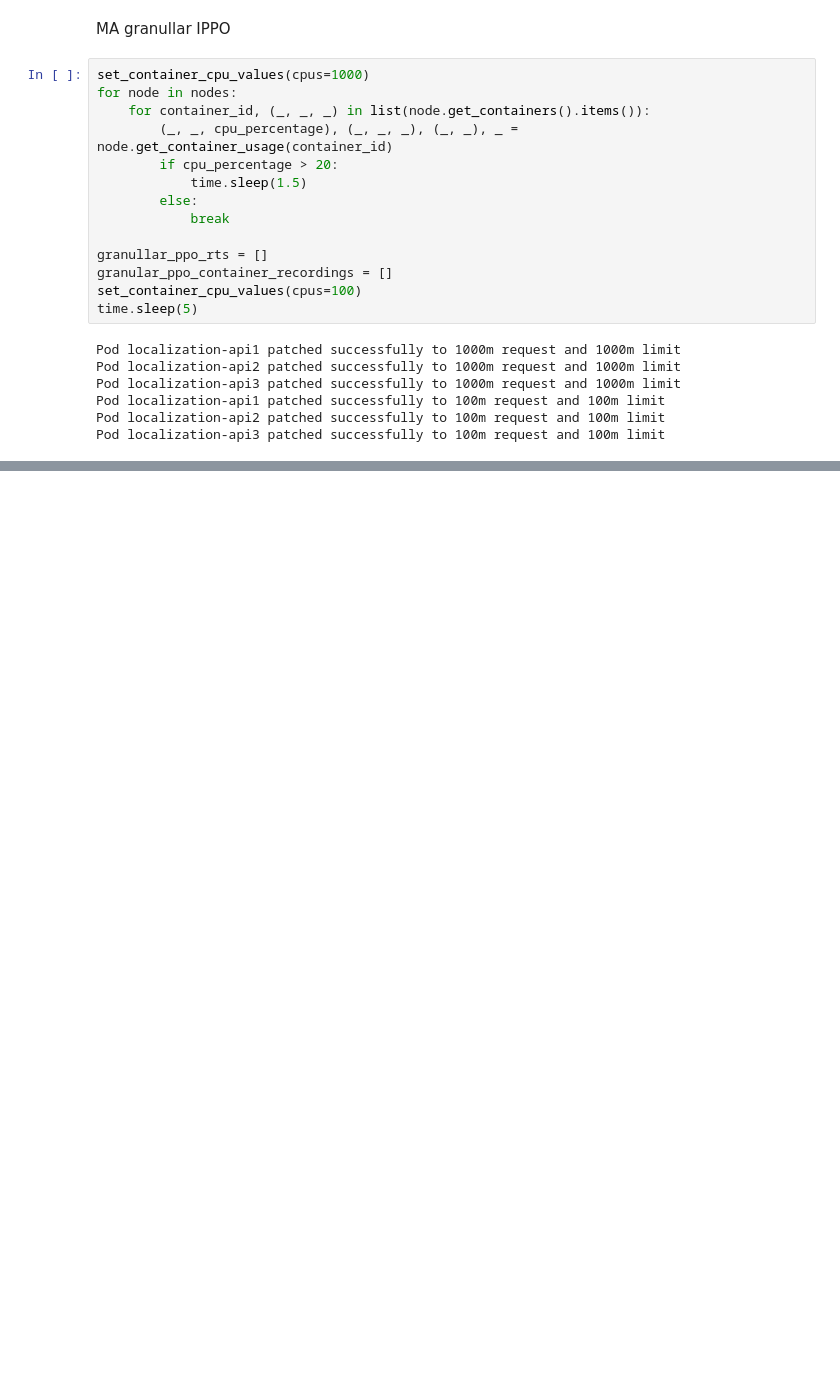
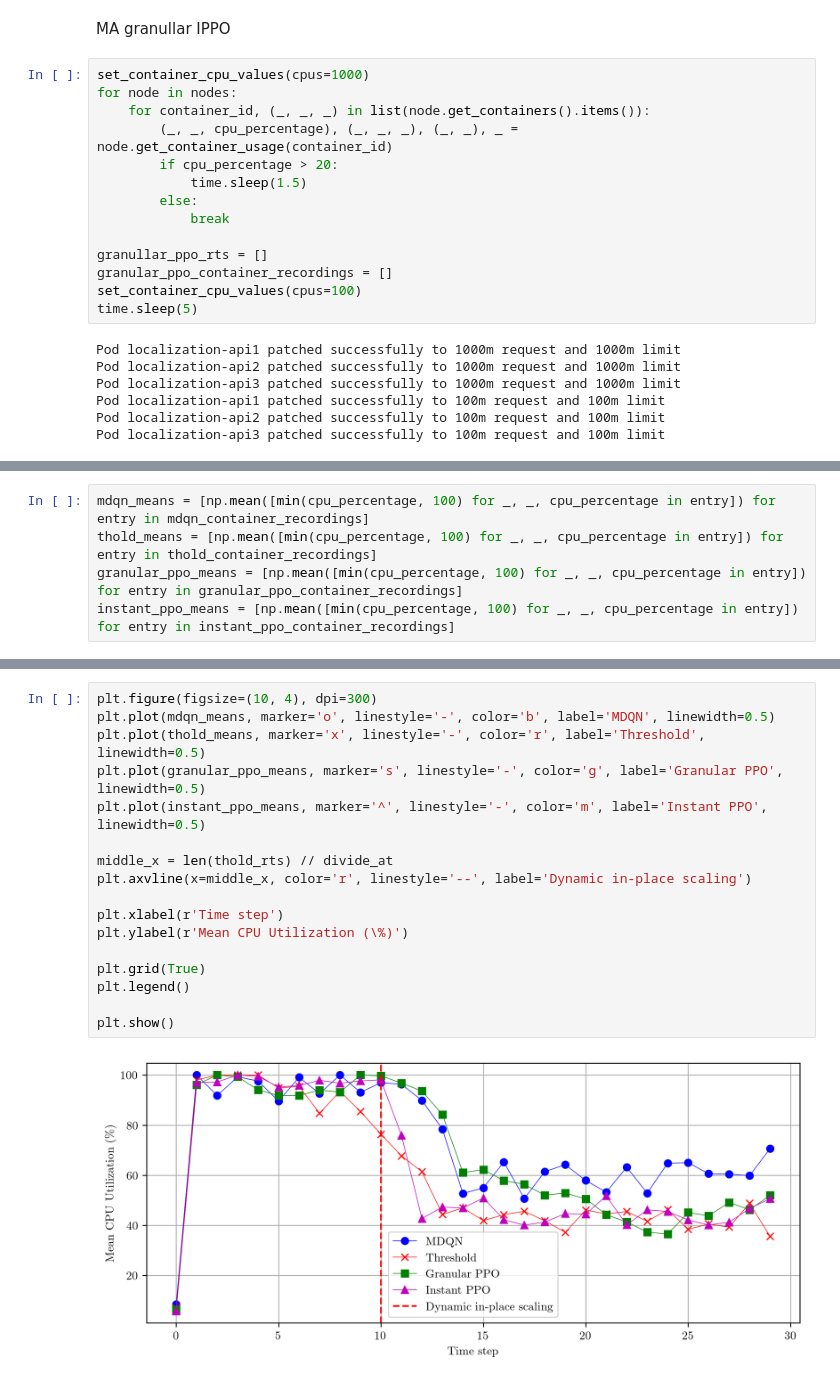
Before and after one commit to sensorlab/agent-edgeautoscaling, a Jupyter notebook: code/alg_analysis.ipynb, the cells around one changed output, grey strips where cells are left out. Cells and saved outputs as stored; diff of their text form; blank space fills up the shorter version.

```diff
--- a/code/alg_analysis.ipynb
+++ b/code/alg_analysis.ipynb
@@ -491,0 +549,5 @@ plt.show()
+# %%
+mdqn_means = [np.mean([min(cpu_percentage, 100) for _, _, cpu_percentage in entry]) for entry in mdqn_container_recordings]
+thold_means = [np.mean([min(cpu_percentage, 100) for _, _, cpu_percentage in entry]) for entry in thold_container_recordings]
+granular_ppo_means = [np.mean([min(cpu_percentage, 100) for _, _, cpu_percentage in entry]) for entry in granular_ppo_container_recordings]
+instant_ppo_means = [np.mean([min(cpu_percentage, 100) for _, _, cpu_percentage in entry]) for entry in instant_ppo_container_recordings]
@@ -491,0 +577,19 @@ plt.show()
+# %%
+plt.figure(figsize=(10, 4), dpi=300)
+plt.plot(mdqn_means, marker='o', linestyle='-', color='b', label='MDQN', linewidth=0.5)
+plt.plot(thold_means, marker='x', linestyle='-', color='r', label='Threshold', linewidth=0.5)
+plt.plot(granular_ppo_means, marker='s', linestyle='-', color='g', label='Granular PPO', linewidth=0.5)
+plt.plot(instant_ppo_means, marker='^', linestyle='-', color='m', label='Instant PPO', linewidth=0.5)
+
+middle_x = len(thold_rts) // divide_at
+plt.axvline(x=middle_x, color='r', linestyle='--', label='Dynamic in-place scaling')
+
+plt.xlabel(r'Time step')
+plt.ylabel(r'Mean CPU Utilization (\%)')
+
+plt.grid(True)
+plt.legend()
+
+plt.show()
+# %% [output]
+[figure, added]
```
Also changed, not shown: parts of 14 cells of this notebook, 1 other file.
